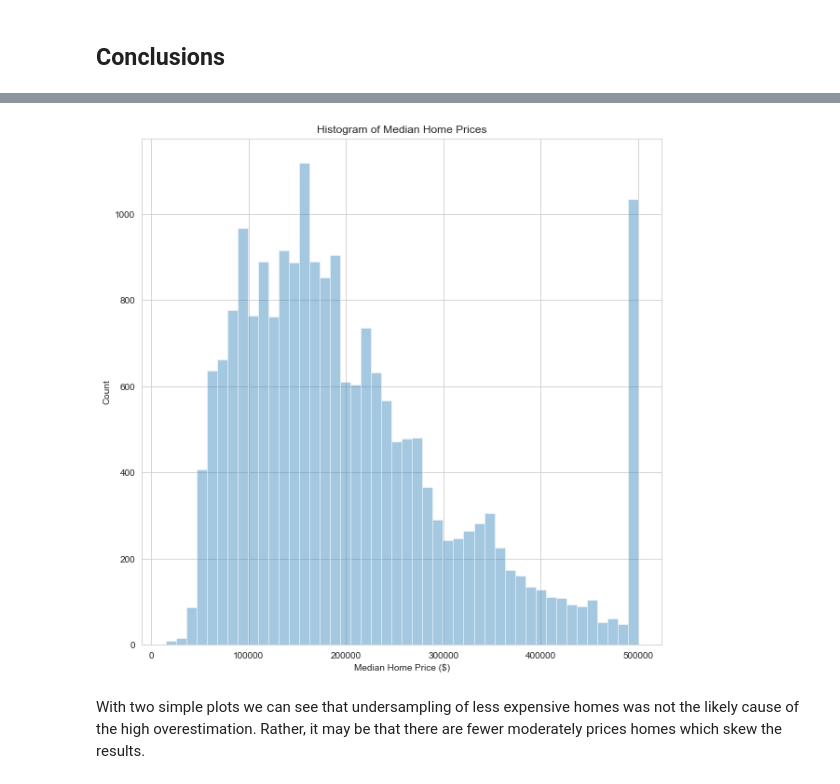
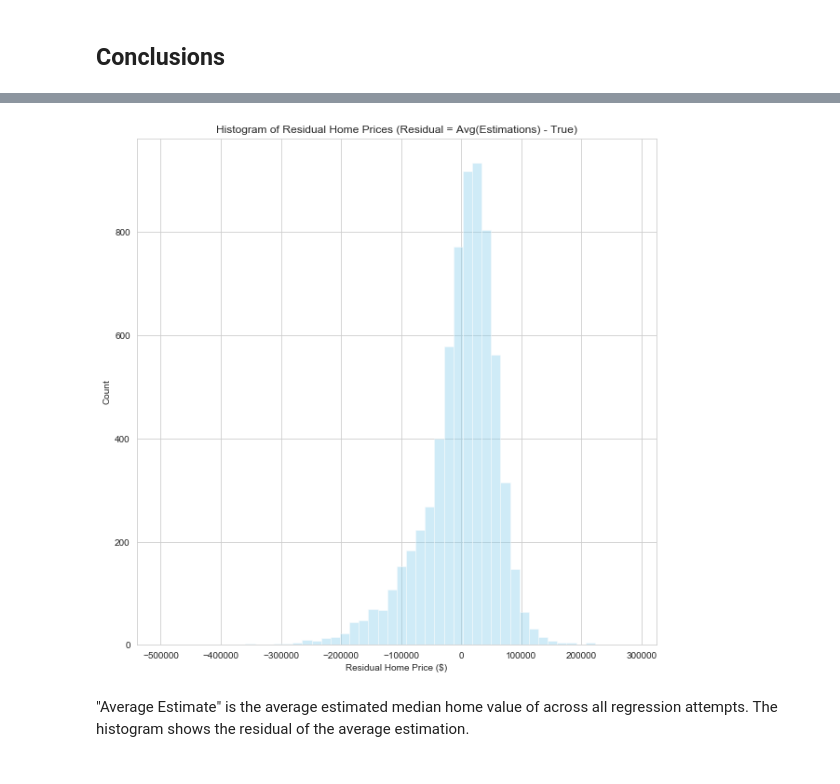
Before and after one commit to rchanchani/ML, a Jupyter notebook: California Regression.ipynb, the cells around one changed output, grey strips where cells are left out. Saved outputs shown, nothing was run; the diff lists cells and outputs as text; code cells hidden in the pictures.

```diff
--- a/California Regression.ipynb
+++ b/California Regression.ipynb
@@ -307,6 +332,7 @@ We can see that the ElasticNet regression does not handle the data better in a n
 # %% [markdown]
 Trying a SVR model may address issues with managing outliers with different nonlinear kernels, but the number of datapoints is too high to do a thorough cross validation. Maybe we can get better performance through Stochastic Gradient Descent (SGD) . SGD is faster than the standard SVR option in scikit-learn because the sets of parameters are chosen randomly. However, that also means that as the set of parameters descends the gradient of the chosen error surface there is a higher chance of the model skipping over the ideal set of parameters.
 # %%
+# Cross validation grid search optimization of a stochastic gradient descent regressor
 sgd_reg = lm.SGDRegressor(random_state=42, fit_intercept=True, early_stopping=True, n_iter_no_change=100)
 p_grid = {   "l1_ratio": [0, 0.15, 0.3, 0.5, 0.85,0.95, 0.98, 0.99, 0.995, 0.999, 1],
               "alpha": [0.0001, 0.001, 0.01, 1, 10, 100],
@@ -317,8 +343,8 @@ sgd_reg = ms.GridSearchCV(sgd_reg, param_grid=p_grid, cv=10, n_jobs=-1, verbose=
 sgd_reg.fit(x_train, y_train)
 sgd_reg = sgd_reg.best_estimator_
 sgd_reg.fit(x_train, y_train)
-y_score = sgd_reg.predict(x_test)
-evaluate_model(y_test=y_test, y_score=y_score, n_params=len(house_df.columns))
+y_score_sgd = sgd_reg.predict(x_test)
+evaluate_model(y_test=y_test, y_score=y_score_sgd, n_params=len(house_df.columns))
 # %% [output]
 Fitting 10 folds for each of 1188 candidates, totalling 11880 fits
 [Parallel(n_jobs=-1)]: Using backend LokyBackend with 12 concurrent workers.
@@ -348,6 +374,7 @@ Stochastic gradient descent regression did not yield results much better than th
 # %% [markdown]
 Or even better performance with a Random Forest Regression
 # %%
+# Cross validation grid search optimization of a ExtraTrees random forest regressor
 p_grid = {'n_estimators': [500, 700, 1000],
           'min_samples_split': [0.1, 0.3, 0.5, 0.6],
           'min_samples_leaf': [1, 3, 5, 10, 20],
@@ -357,9 +384,9 @@ reg_et = ms.GridSearchCV(ensemble.ExtraTreesRegressor(warm_start=True, max_depth
 reg_et.fit(x_train, y_train)
 reg_et = reg_et.best_estimator_
 reg_et.fit(x_train, y_train)
-y_score = reg_et.predict(x_test)
+y_score_xtra = reg_et.predict(x_test)
 print("Coefficient of determination on training set:", reg_et.score(x_train, y_train))
-evaluate_model(y_test=y_test, y_score=y_score, n_params=3)
+evaluate_model(y_test=y_test, y_score=y_score_xtra, n_params=len(house_df.columns))
 # %% [output]
 Fitting 10 folds for each of 180 candidates, totalling 1800 fits
 [Parallel(n_jobs=-1)]: Using backend LokyBackend with 12 concurrent workers.
@@ -379,6 +406,7 @@ Adjusted R^2           = 0.6079857140103233
 # %% [markdown]
 Would a Histogram Gradient Boosted Regression Forest actually be best? The histogram gradient boosting method was chosen because there are over 20,000 samples in the dataset and the histogram binning helps to solve the regression more quickly.
 # %%
+# Cross validation grid search optimization of a histogram gradient boosted regressor
 p_grid = {'scoring': ['neg_log_loss', 'max_error'],
           'l2_regularization': [1e-5, 1e-4, 1e-3, 1e-2, 1e-1, 1, 1e2, 1e3, 1e4, 1e5],
           'learning_rate': [0.001, 0.01, 0.1],
@@ -388,8 +416,8 @@ hist_reg = ms.GridSearchCV(hist_reg, p_grid, cv=10, n_jobs=-1, verbose=1, refit=
 hist_reg.fit(x_train, y_train)
 hist_reg = hist_reg.best_estimator_
 hist_reg.fit(x_train, y_train)
-y_score = hist_reg.predict(x_test)
-evaluate_model(y_test=y_test, y_score=y_score, n_params=len(house_df.columns))
+y_score_hist = hist_reg.predict(x_test)
+evaluate_model(y_test=y_test, y_score=y_score_hist, n_params=len(house_df.columns))
 # %% [output]
 Fitting 10 folds for each of 180 candidates, totalling 1800 fits
 [Parallel(n_jobs=-1)]: Using backend LokyBackend with 12 concurrent workers.
@@ -422,12 +429,22 @@ fig.show()
+# %%
+# Load test labels and regression estimates into single dataframe
+scores = {'True': y_test , 'LinReg': y_score_lin, 'ElasticNet': y_score_elastic,
+          'SGD': y_score_sgd, 'ExtraTrees': y_score_xtra,
+          'HGBR': y_score_hist}
+scores = pd.DataFrame(data=scores)
+# Calculate average estimate
+scores['Average Estimate'] = scores.iloc[:,1:6].mean(axis=1)
 # %%
+# Histogram of average's residuals
+residuals = scores['Average Estimate'] - scores['True']
 fig = plt.figure(figsize=(10,10))
 ax = fig.gca()
-sns.distplot(labels, kde=False, ax=ax)
-ax.set_title('Histogram of Median Home Prices')
-ax.set_xlabel("Median Home Price ($)")
+sns.distplot(residuals, color='skyblue', kde=False, ax=ax)
+ax.set_title('Histogram of Residual Home Prices (Residual = Avg(Estimations) - True)')
+ax.set_xlabel("Residual Home Price ($)")
 ax.set_ylabel("Count")
 fig.show()
 # %% [output]
-[figure, old version]
+[figure, new version]
-# %% [markdown]
-With two simple plots we can see that undersampling of less expensive homes was not the likely cause of the high overestimation. Rather, it may be that there are fewer moderately prices homes which skew the results.
+# %% [markdown]
+"Average Estimate" is the average estimated median home value of across all regression attempts. The histogram shows the residual of the average estimation.
```
Also changed, not shown: parts of 20 cells of this notebook.
